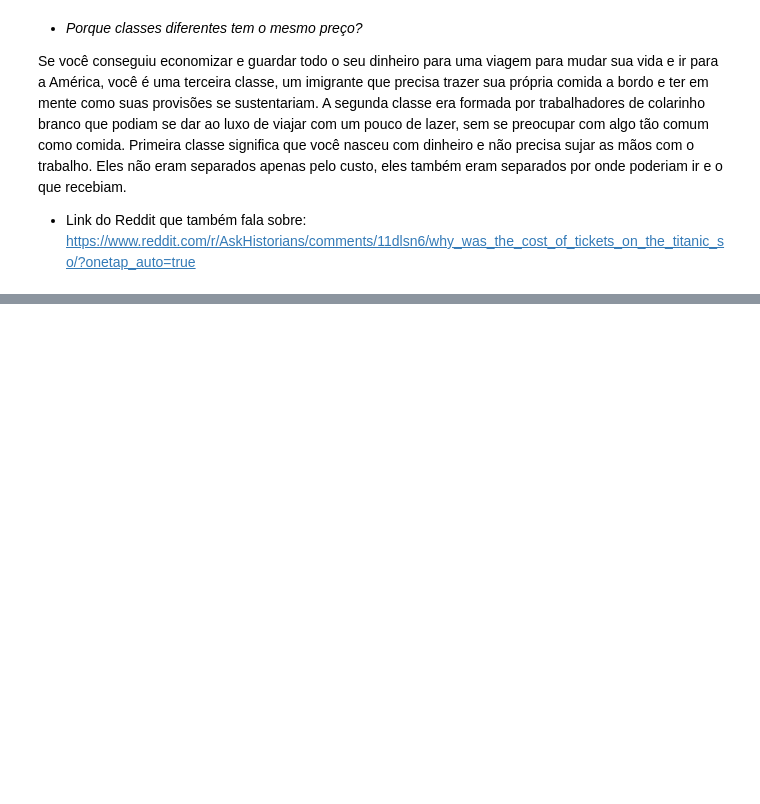
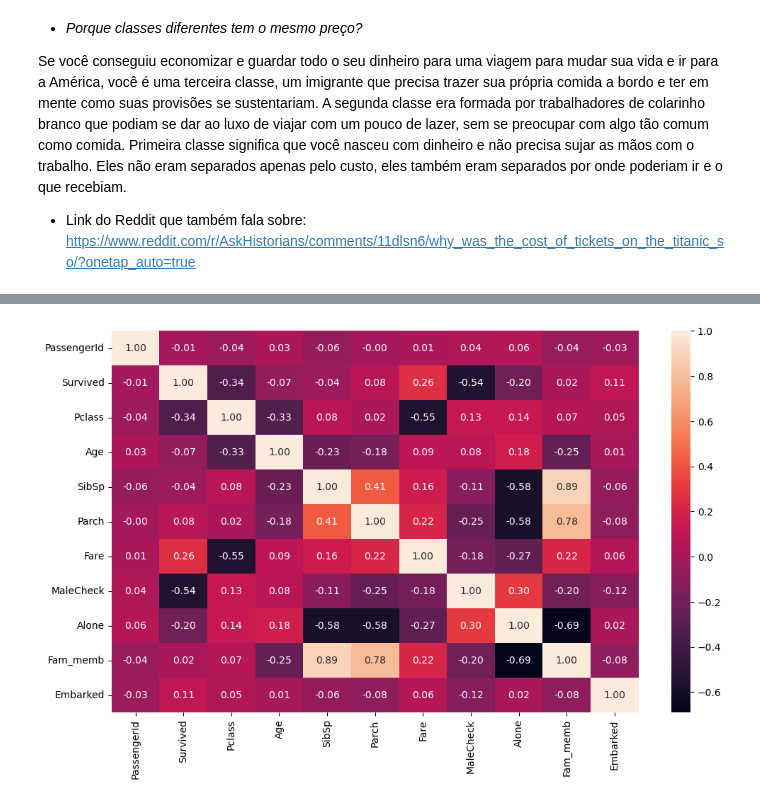
Before and after one commit to gluna777/analise_titanic, a Jupyter notebook: analise_titanic3.ipynb, the cells around one changed output, grey strips where cells are left out. Saved outputs shown, nothing was run; the diff lists cells and outputs as text; code cells hidden in the pictures; blank space fills up the shorter version.

Commit message:
Alterando análise das colunas de embarque

```diff
--- a/analise_titanic3.ipynb
+++ b/analise_titanic3.ipynb
@@ -451,0 +459,5 @@ Se você conseguiu economizar e guardar todo o seu dinheiro para uma viagem para
+# %%
+# Nova importação da base
+treino2 = pd.read_csv('train.csv')
+teste2 = pd.read_csv('test.csv')
+treino2
@@ -451,0 +478,26 @@ Se você conseguiu economizar e guardar todo o seu dinheiro para uma viagem para
+# %%
+#tratamento dos dados vazios
+treino2['Embarked'] = treino2['Embarked'].fillna('S')
+# %%
+# Colocar ordem dos portos: S, C e Q
+from sklearn.preprocessing import OrdinalEncoder
+
+# Criando o encoder
+categorias = ['S','C','Q']
+enc = OrdinalEncoder(categories=[categorias],dtype='int32')
+
+# Fazendo o fit com os dados
+enc = enc.fit(treino2[['Embarked']])
+
+# Adição da coluna na base de treino original
+treino['Embarked'] = enc.transform(treino2[['Embarked']])
+
+# Fit com os dados de teste
+enc = enc.fit(teste2[['Embarked']])
+
+# Adição na base de teste original
+teste['Embarked'] = enc.transform(teste2[['Embarked']])
+
+# eliminação das colunas desnecessárias
+treino = treino.drop(['Embarked_C','Embarked_Q','Embarked_S'],axis=1)
+treino
@@ -451,0 +536,8 @@ Se você conseguiu economizar e guardar todo o seu dinheiro para uma viagem para
+# %%
+# Novo Heatmap
+fig, ax = plt.subplots(figsize=(12,7))
+
+sns.heatmap(treino.corr(), annot=True, fmt=".2f")
+plt.show()
+# %% [output]
+[figure, added]
```
Also changed, not shown: parts of 6 cells of this notebook.
